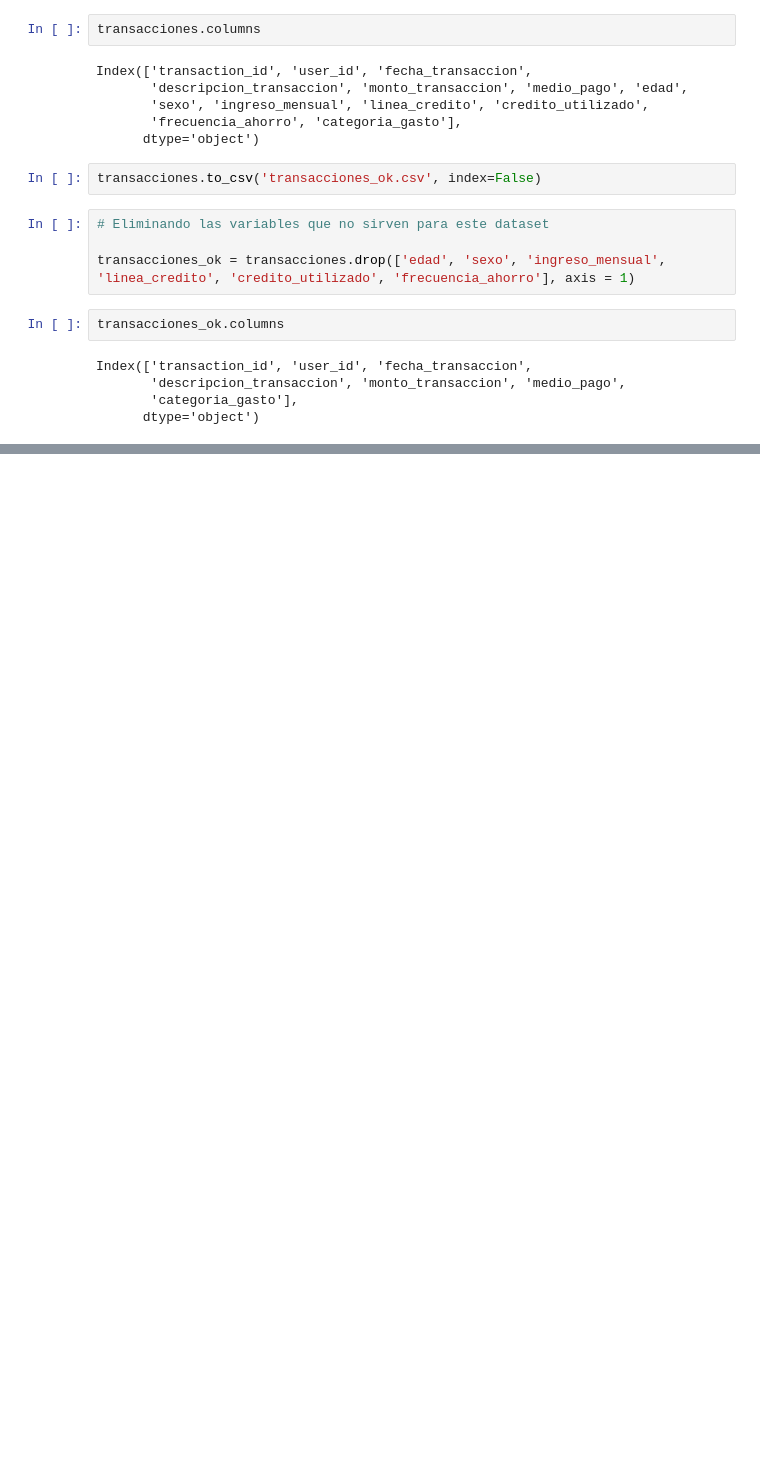
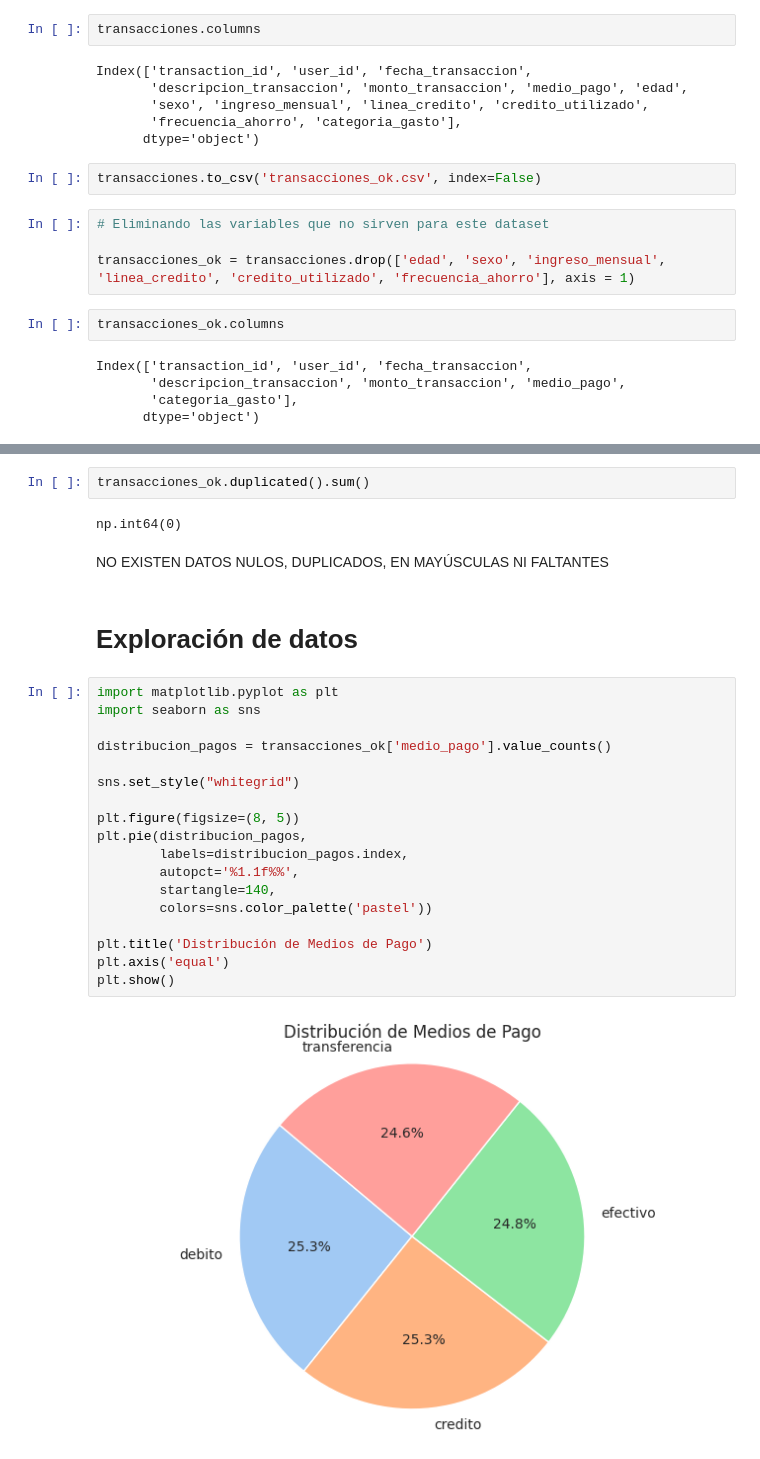
Before and after one commit to dr-dlr/drlab, a Jupyter notebook: hackathon_dataset.ipynb, the cells around one changed output, grey strips where cells are left out. Saved outputs shown, nothing was run; the diff lists cells and outputs as text; blank space fills up the shorter version.

Commit message:
limpieza y validación de datos

```diff
--- a/hackathon_dataset.ipynb
+++ b/hackathon_dataset.ipynb
@@ -168,0 +195,28 @@ display(transacciones_ok.head())
+# %%
+transacciones_ok.duplicated().sum()
+# %% [output]
+np.int64(0)
+# %% [markdown]
+NO EXISTEN DATOS NULOS, DUPLICADOS, EN MAYÚSCULAS NI FALTANTES
+# %% [markdown]
+# Exploración de datos
+# %%
+import matplotlib.pyplot as plt
+import seaborn as sns
+
+distribucion_pagos = transacciones_ok['medio_pago'].value_counts()
+
+sns.set_style("whitegrid")
+
+plt.figure(figsize=(8, 5))
+plt.pie(distribucion_pagos,
+        labels=distribucion_pagos.index,
+        autopct='%1.1f%%',
+        startangle=140,
+        colors=sns.color_palette('pastel'))
+
+plt.title('Distribución de Medios de Pago')
+plt.axis('equal')
+plt.show()
+# %% [output]
+[figure, added]
```
Also changed, not shown: parts of 7 cells of this notebook.
